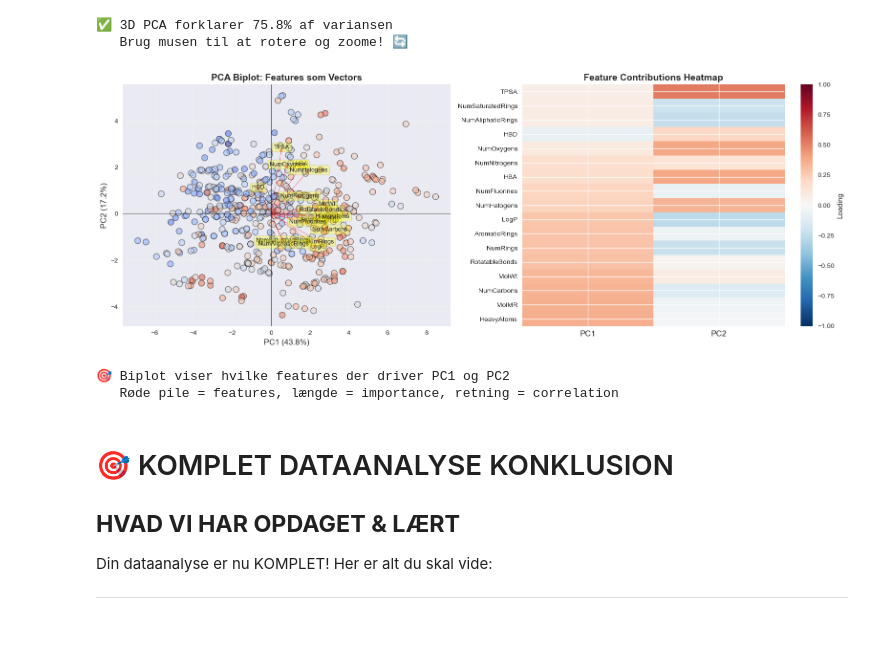
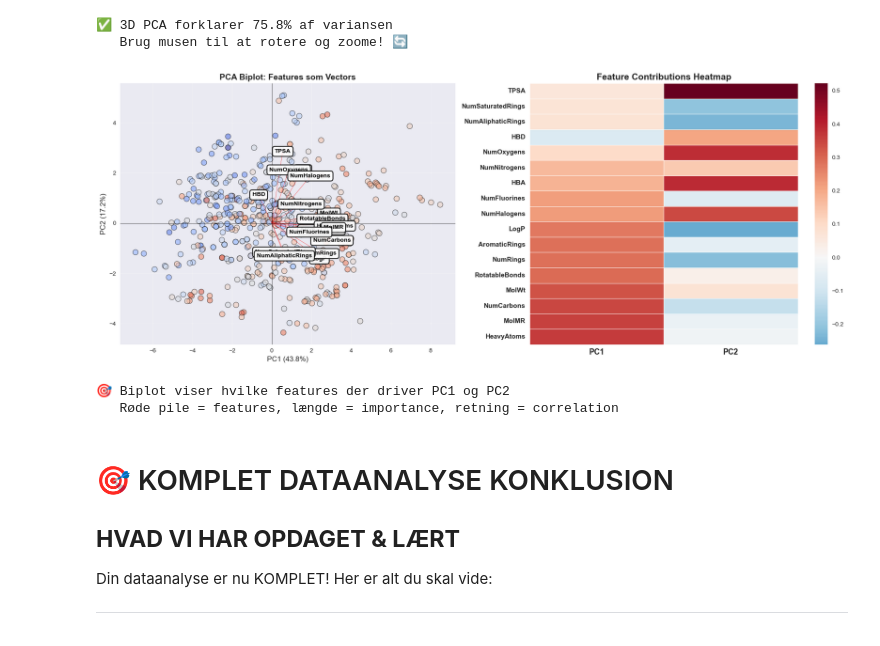
Before and after one commit to KhaledO04/University-BiomedicalMachineLearning, a Jupyter notebook: Main/dataanalyse.ipynb, the cells around one changed output. Cells and saved outputs as stored; diff of their text form; code cells hidden in the pictures.

```diff
--- a/Main/dataanalyse.ipynb
+++ b/Main/dataanalyse.ipynb
@@ -1091,7 +1091,7 @@ if df_rdkit is not None:
     # Get PC1 and PC2 loadings
     loadings = pca.components_.T * np.sqrt(pca.explained_variance_)
 
-    fig, axes = plt.subplots(1, 2, figsize=(16, 6))
+    fig, axes = plt.subplots(1, 2, figsize=(18, 7))
 
     # PC1 vs PC2 biplot
     ax = axes[0]
@@ -1103,47 +1103,50 @@ if df_rdkit is not None:
         ax.arrow(0, 0, loadings[i, 0]*3, loadings[i, 1]*3,
                 head_width=0.15, head_length=0.15, fc='red', ec='red', alpha=0.6)
         ax.text(loadings[i, 0]*3.2, loadings[i, 1]*3.2, feature,
-               fontsize=9, ha='center', va='center',
-               bbox=dict(boxstyle='round,pad=0.3', facecolor='yellow', alpha=0.3))
+               fontsize=10, ha='center', va='center', color='black', fontweight='bold',
+               bbox=dict(boxstyle='round,pad=0.4', facecolor='white',
+                        edgecolor='black', linewidth=1.5, alpha=0.9))
 
     ax.set_xlabel(f'PC1 ({pca.explained_variance_ratio_[0]*100:.1f}%)', fontsize=12)
     ax.set_ylabel(f'PC2 ({pca.explained_variance_ratio_[1]*100:.1f}%)', fontsize=12)
     ax.set_title('PCA Biplot: Features som Vectors', fontsize=14, fontweight='bold')
     ax.grid(True, alpha=0.3)
     ax.axhline(y=0, color='k', linewidth=0.5)
     ax.axvline(x=0, color='k', linewidth=0.5)
 
     # Feature contributions heatmap
     ax = axes[1]
     contributions = pd.DataFrame(
         pca.components_[:2, :].T,
         columns=['PC1', 'PC2'],
         index=rdkit_feature_cols
     )
 
     # Sort by absolute contribution to PC1
     contributions['abs_PC1'] = contributions['PC1'].abs()
     contributions = contributions.sort_values('abs_PC1', ascending=True)
     contributions = contributions.drop('abs_PC1', axis=1)
 
-    im = ax.imshow(contributions.values, cmap='RdBu_r', aspect='auto', vmin=-1, vmax=1)
-    ax.set_yticks(range(len(contributions)))
-    ax.set_yticklabels(contributions.index, fontsize=10)
-    ax.set_xticks([0, 1])
-    ax.set_xticklabels(['PC1', 'PC2'], fontsize=12)
-    ax.set_title('Feature Contributions Heatmap', fontsize=14, fontweight='bold')
-    plt.colorbar(im, ax=ax, label='Loading')
+    # Use seaborn heatmap for better formatting
+    import seaborn as sns
+    sns.heatmap(contributions.values, cmap='RdBu_r', center=0,
+                linewidths=0.5, linecolor='white',
+                cbar_kws={'label': 'Loading'}, ax=ax,
+                yticklabels=contributions.index, xticklabels=['PC1', 'PC2'])
+    ax.set_yticklabels(contributions.index, fontsize=11, fontweight='bold', rotation=0)
+    ax.set_xticklabels(['PC1', 'PC2'], fontsize=13, fontweight='bold', rotation=0)
+    ax.set_title('Feature Contributions Heatmap', fontsize=15, fontweight='bold')
 
     plt.tight_layout()
     plt.show()
 
     print("🎯 Biplot viser hvilke features der driver PC1 og PC2")
     print("   Røde pile = features, længde = importance, retning = correlation")
 
 else:
     print("❌ RDKit data mangler")
 # %% [output]
-[figure, old version]
+[figure, new version]
 🎯 Biplot viser hvilke features der driver PC1 og PC2
    Røde pile = features, længde = importance, retning = correlation
 # %% [markdown]
```
Also changed, not shown: 20 other files.
